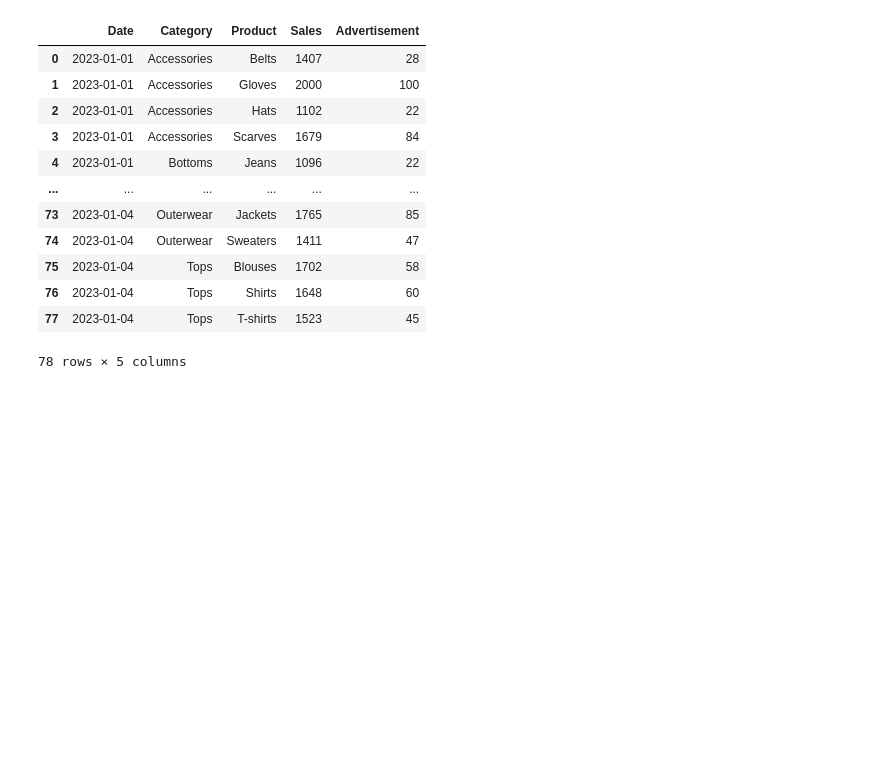
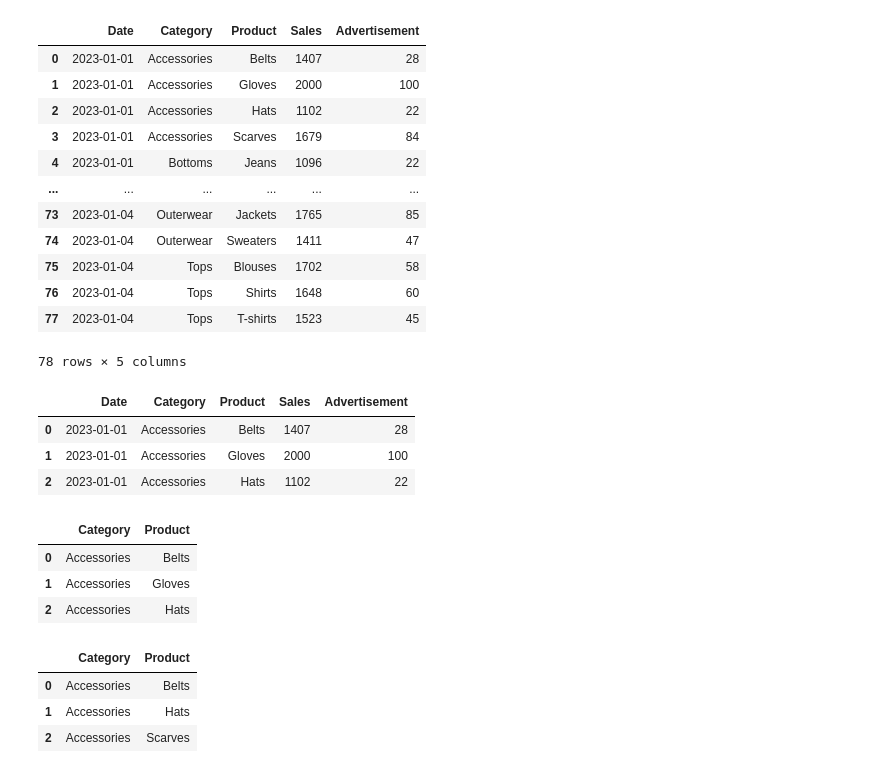
Before and after one commit to NishmthaM/Python_pandas, a Jupyter notebook: Python_Pandas.ipynb, the cells around one changed output. Drawn from its saved outputs; the diff is of its cells as text; code cells hidden in the pictures; blank space fills up the shorter version.

```diff
--- a/Python_Pandas.ipynb
+++ b/Python_Pandas.ipynb
@@ -531,3 +531,36 @@ csv
 | 76 | 2023-01-04 | Tops | Shirts | 1648 | 60 |
 | 77 | 2023-01-04 | Tops | T-shirts | 1523 | 45 |
 78 rows × 5 columns
+# %%
+# To get the perticular data or row
+
+import pandas as pd
+
+csv_1 = pd.read_csv("sales_dataset.csv",nrows=3)
+csv_1
+# %% [output]
+|  | Date | Category | Product | Sales | Advertisement |
+| 0 | 2023-01-01 | Accessories | Belts | 1407 | 28 |
+| 1 | 2023-01-01 | Accessories | Gloves | 2000 | 100 |
+| 2 | 2023-01-01 | Accessories | Hats | 1102 | 22 |
+# %%
+import pandas as pd
+csv_1 = pd.read_csv("sales_dataset.csv",usecols=["Product","Category"],nrows=3)  # to get perticular column
+csv_1
+# %% [output]
+|  | Category | Product |
+| 0 | Accessories | Belts |
+| 1 | Accessories | Gloves |
+| 2 | Accessories | Hats |
+# %%
+# to skip the row data
+
+import pandas as pd
+
+csv_1 = pd.read_csv("sales_dataset.csv",usecols=["Product","Category"],nrows=3,skiprows=[2])  # to skip the row
+csv_1
+# %% [output]
+|  | Category | Product |
+| 0 | Accessories | Belts |
+| 1 | Accessories | Hats |
+| 2 | Accessories | Scarves |
```
